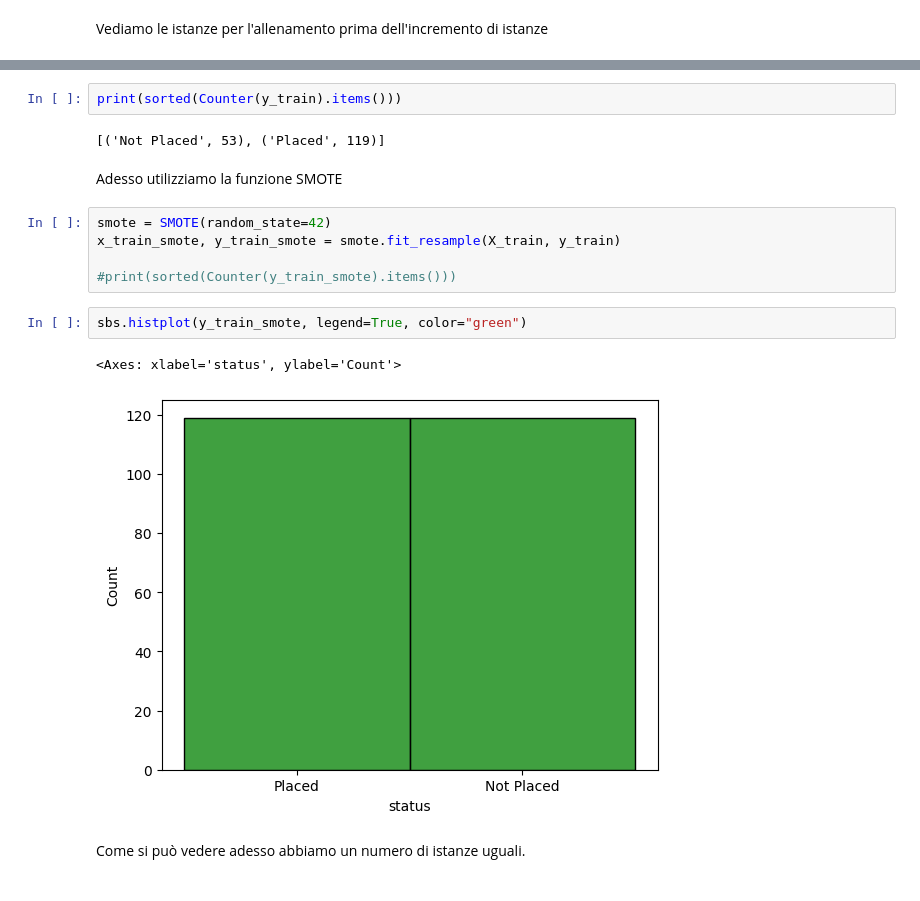
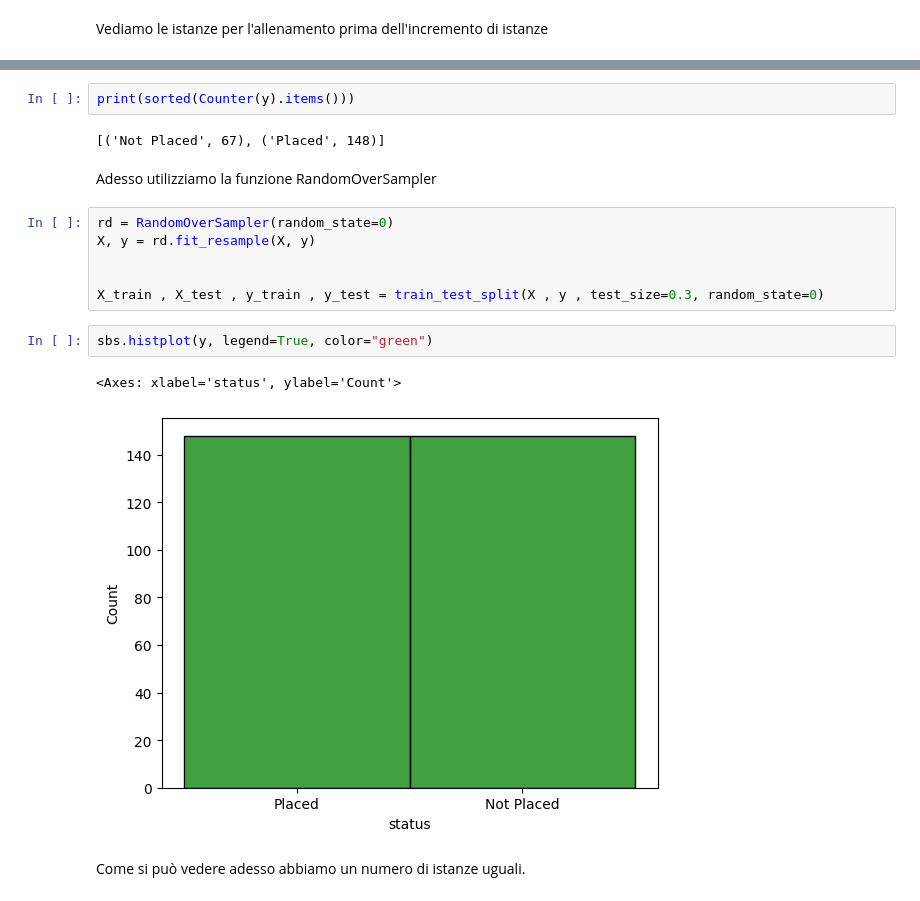
Before and after one commit to ShackWove/UGotTheJob, a Jupyter notebook: UGotTheJob.ipynb, the cells around one changed output, grey strips where cells are left out. Drawn from its saved outputs; the diff is of its cells as text.

```diff
--- a/UGotTheJob.ipynb
+++ b/UGotTheJob.ipynb
@@ -271,19 +251,20 @@ weighted avg       0.78      0.74      0.75        43
 # %%
-print(sorted(Counter(y_train).items()))
+print(sorted(Counter(y).items()))
 # %% [output]
-[('Not Placed', 53), ('Placed', 119)]
+[('Not Placed', 67), ('Placed', 148)]
 # %% [markdown]
-Adesso utilizziamo la funzione SMOTE
+Adesso utilizziamo la funzione RandomOverSampler
-# %%
-smote = SMOTE(random_state=42)
-x_train_smote, y_train_smote = smote.fit_resample(X_train, y_train)
-
-#print(sorted(Counter(y_train_smote).items()))
+# %%
+rd = RandomOverSampler(random_state=0)
+X, y = rd.fit_resample(X, y)
+
+
+X_train , X_test , y_train , y_test = train_test_split(X , y , test_size=0.3, random_state=0)
 # %%
-sbs.histplot(y_train_smote, legend=True, color="green")
+sbs.histplot(y, legend=True, color="green")
 # %% [output]
 <Axes: xlabel='status', ylabel='Count'>
-[figure, old version]
+[figure, new version]
 # %% [markdown]
 Come si può vedere adesso abbiamo un numero di istanze uguali.
 # %% [markdown]
```
Also changed, not shown: parts of 8 cells of this notebook.
